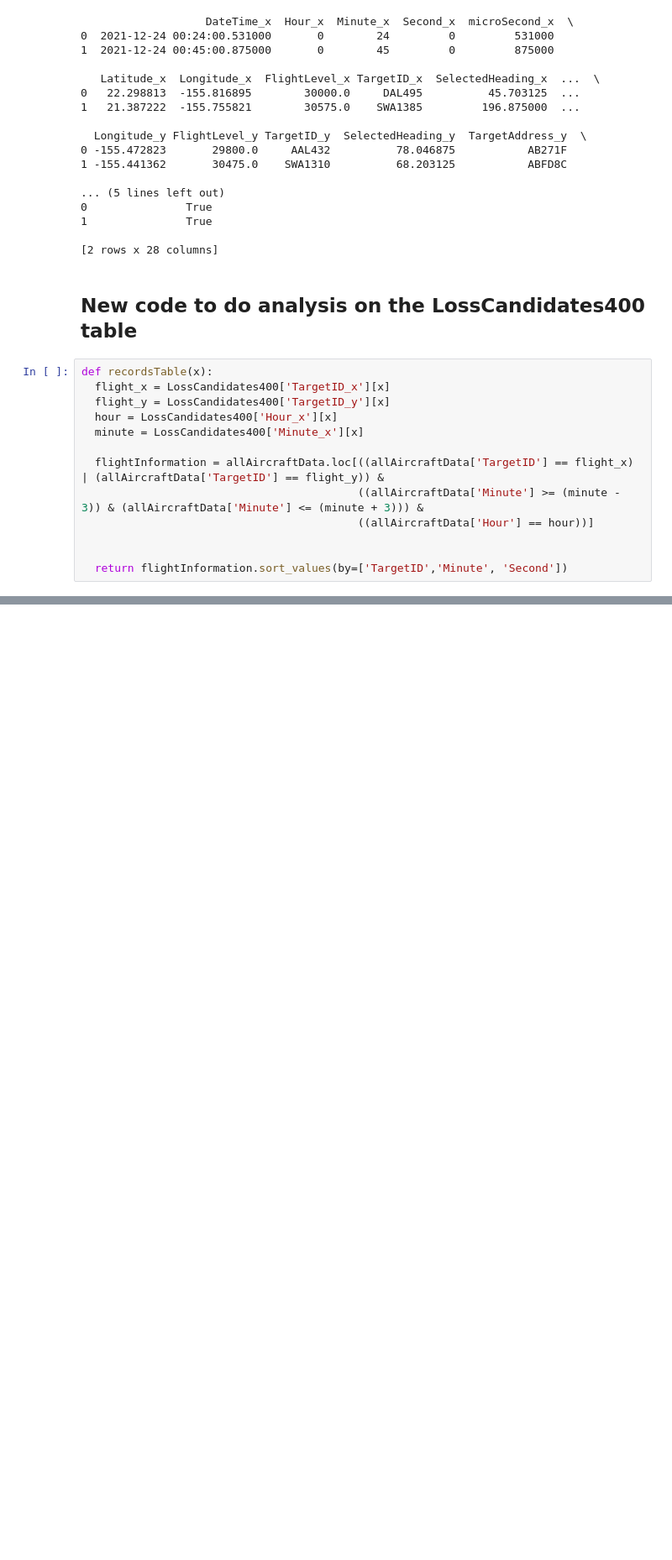
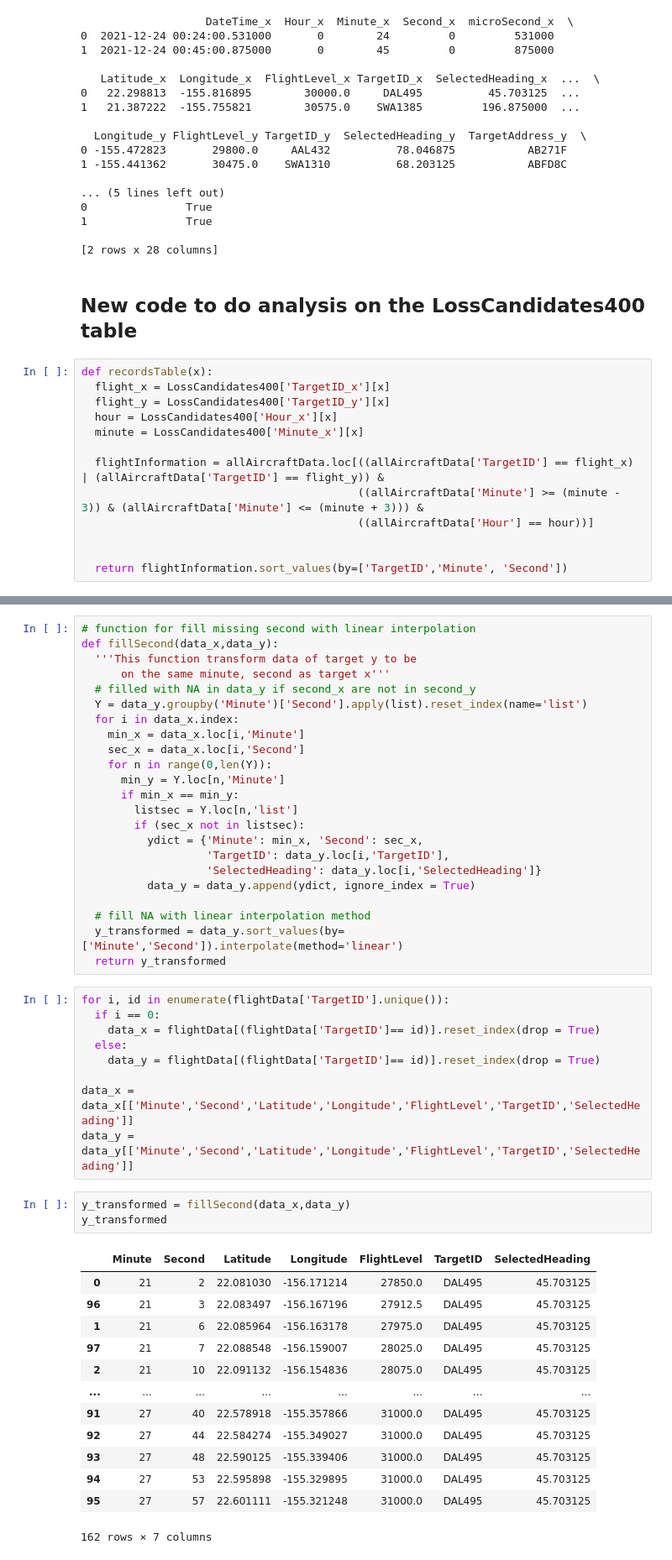
Before and after one commit to DAEN690-S22-OA/OceanicAirspaceProject, a Jupyter notebook: VerticalSep_V2.ipynb, the cells around one changed output, grey strips where cells are left out. Shown at 84% size. Cells and saved outputs as stored; diff of their text form; blank space fills up the shorter version.

Commit message:
fill missing second, lat/lon, flightlevel with linear interpolation

```diff
--- a/VerticalSep_V2.ipynb
+++ b/VerticalSep_V2.ipynb
@@ -479,3 +479,52 @@ flightData.head(10)
 | 10924 | 2021-12-24 00:21:36.945 | 0 | 21 | 36 | 945000 | 22.523462 | -155.326487 | 32100.0 | AAL432 | ... |
 | 10923 | 2021-12-24 00:21:41.102 | 0 | 21 | 41 | 102000 | 22.516479 | -155.330650 | 32075.0 | AAL432 | ... |
 | 10922 | 2021-12-24 00:21:45.977 | 0 | 21 | 45 | 977000 | 22.508100 | -155.335643 | 32000.0 | AAL432 | ... |
+# %%
+# function for fill missing second with linear interpolation
+def fillSecond(data_x,data_y):
+  '''This function transform data of target y to be
+      on the same minute, second as target x'''
+  # filled with NA in data_y if second_x are not in second_y
+  Y = data_y.groupby('Minute')['Second'].apply(list).reset_index(name='list')
+  for i in data_x.index:
+    min_x = data_x.loc[i,'Minute']
+    sec_x = data_x.loc[i,'Second']
+    for n in range(0,len(Y)):
+      min_y = Y.loc[n,'Minute']
+      if min_x == min_y:
+        listsec = Y.loc[n,'list']
+        if (sec_x not in listsec):
+          ydict = {'Minute': min_x, 'Second': sec_x,
+                   'TargetID': data_y.loc[i,'TargetID'],
+                   'SelectedHeading': data_y.loc[i,'SelectedHeading']}
+          data_y = data_y.append(ydict, ignore_index = True)
+
+  # fill NA with linear interpolation method
+  y_transformed = data_y.sort_values(by=['Minute','Second']).interpolate(method='linear')
+  return y_transformed
+# %%
+for i, id in enumerate(flightData['TargetID'].unique()):
+  if i == 0:
+    data_x = flightData[(flightData['TargetID']== id)].reset_index(drop = True)
+  else:
+    data_y = flightData[(flightData['TargetID']== id)].reset_index(drop = True)
+
+data_x = data_x[['Minute','Second','Latitude','Longitude','FlightLevel','TargetID','SelectedHeading']]
+data_y = data_y[['Minute','Second','Latitude','Longitude','FlightLevel','TargetID','SelectedHeading']]
+# %%
+y_transformed = fillSecond(data_x,data_y)
+y_transformed
+# %% [output]
+|  | Minute | Second | Latitude | Longitude | FlightLevel | TargetID | SelectedHeading |
+| 0 | 21 | 2 | 22.081030 | -156.171214 | 27850.0 | DAL495 | 45.703125 |
+| 96 | 21 | 3 | 22.083497 | -156.167196 | 27912.5 | DAL495 | 45.703125 |
+| 1 | 21 | 6 | 22.085964 | -156.163178 | 27975.0 | DAL495 | 45.703125 |
+| 97 | 21 | 7 | 22.088548 | -156.159007 | 28025.0 | DAL495 | 45.703125 |
+| 2 | 21 | 10 | 22.091132 | -156.154836 | 28075.0 | DAL495 | 45.703125 |
+| ... | ... | ... | ... | ... | ... | ... | ... |
+| 91 | 27 | 40 | 22.578918 | -155.357866 | 31000.0 | DAL495 | 45.703125 |
+| 92 | 27 | 44 | 22.584274 | -155.349027 | 31000.0 | DAL495 | 45.703125 |
+| 93 | 27 | 48 | 22.590125 | -155.339406 | 31000.0 | DAL495 | 45.703125 |
+| 94 | 27 | 53 | 22.595898 | -155.329895 | 31000.0 | DAL495 | 45.703125 |
+| 95 | 27 | 57 | 22.601111 | -155.321248 | 31000.0 | DAL495 | 45.703125 |
+162 rows × 7 columns
```
Also changed, not shown: parts of 1 cell of this notebook.
